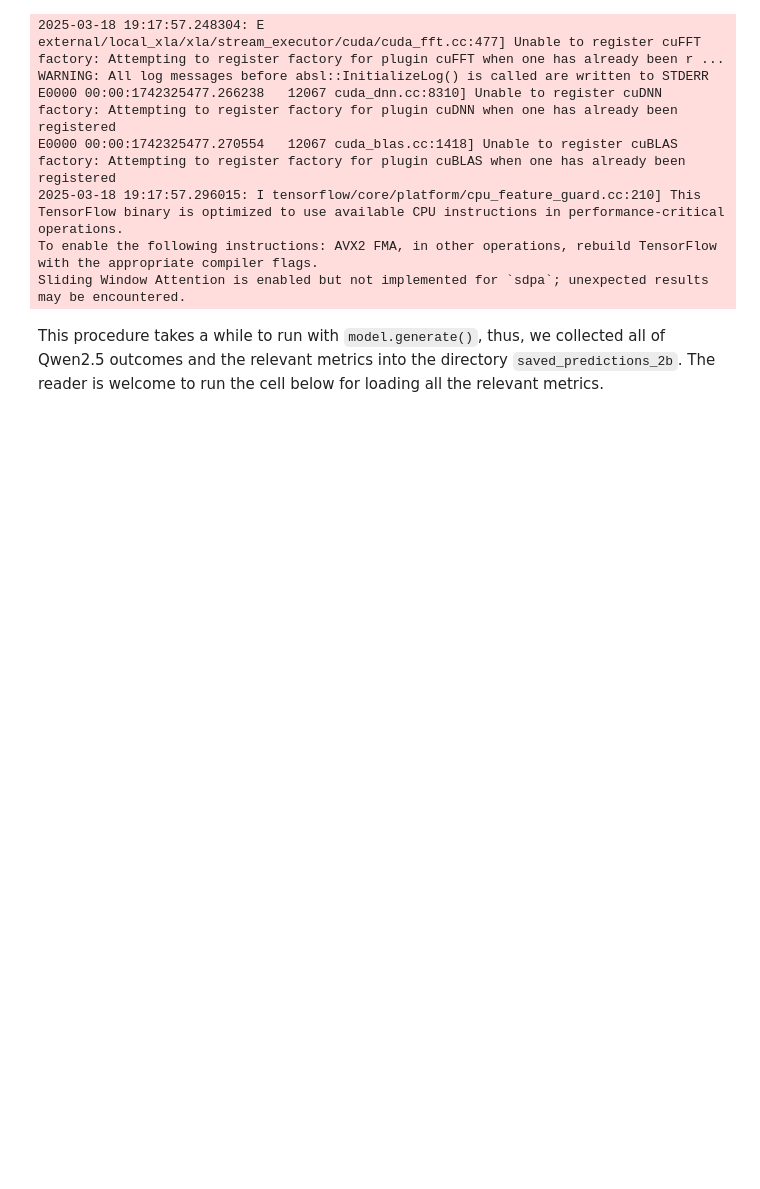
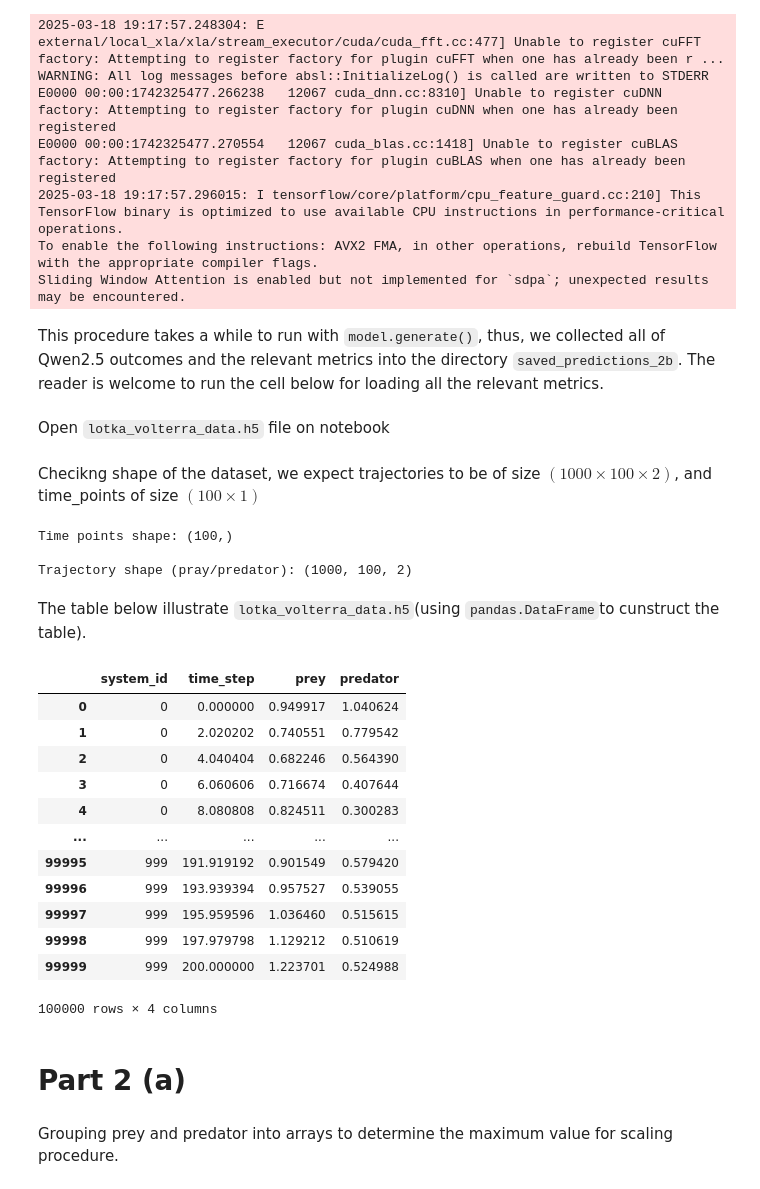
Before and after one commit to MatteoMancini01/M2_Cw, a Jupyter notebook: Baseline_2.ipynb, the cells around one changed output. Drawn from its saved outputs; the diff is of its cells as text; code cells hidden in the pictures; blank space fills up the shorter version.

```diff
--- a/Baseline_2.ipynb
+++ b/Baseline_2.ipynb
@@ -58,3 +60,5 @@ rmse_true_predicted_loaded = pd.read_csv("saved_predictions_2b/rmse_true_predict
 # Load error computed between true and predicted pairs prey and predator, npz file
 loaded_error = np.load("saved_predictions_2b/error_per_system.npz")
 error_per_system_loaded = [loaded_error[key] for key in loaded_error]
+# %% [markdown]
+Open `lotka_volterra_data.h5` file on notebook
@@ -60,0 +70,55 @@ error_per_system_loaded = [loaded_error[key] for key in loaded_error]
+# %% [markdown]
+Checikng shape of the dataset, we expect trajectories to be of size $(1000 \times 100 \times 2)$, and time_points of size $(100 \times 1)$
+# %%
+print('Time points shape:',time_points.shape)
+print('')
+print('Trajectory shape (pray/predator):',trajectories.shape)
+# %% [output]
+Time points shape: (100,)
+
+Trajectory shape (pray/predator): (1000, 100, 2)
+# %% [markdown]
+The table below illustrate `lotka_volterra_data.h5`(using `pandas.DataFrame`to cunstruct the table).
+# %%
+num_systems, num_time_steps, num_variables = trajectories.shape
+
+def repeat_sequence(seq, n):
+    '''
+    Repeats the given sequence `n` times and returns the concatenated list.
+
+    Parameters:
+    seq (list): The sequence to be repeated.
+    n (int): The number of times to repeat the sequence.
+
+    Returns:
+    list: A new list containing the repeated sequence.
+    '''
+    repeated_list = seq*n
+    return repeated_list
+
+# Create a DataFrame
+df_traj = pd.DataFrame({
+    "system_id": np.repeat(np.arange(num_systems), num_time_steps),  # Repeats 0-999, each 100 times
+    "time_step": repeat_sequence(time_points.tolist(), num_systems), # Cycles 0-99 for each system
+    "prey": trajectories[:, :, 0].flatten(),  # Flatten prey values
+    "predator": trajectories[:, :, 1].flatten()  # Flatten predator values
+})
+df_traj # Visualising data in dataframe format
+# %% [output]
+|  | system_id | time_step | prey | predator |
+| 0 | 0 | 0.000000 | 0.949917 | 1.040624 |
+| 1 | 0 | 2.020202 | 0.740551 | 0.779542 |
+| 2 | 0 | 4.040404 | 0.682246 | 0.564390 |
+| 3 | 0 | 6.060606 | 0.716674 | 0.407644 |
+| 4 | 0 | 8.080808 | 0.824511 | 0.300283 |
+| ... | ... | ... | ... | ... |
+| 99995 | 999 | 191.919192 | 0.901549 | 0.579420 |
+| 99996 | 999 | 193.939394 | 0.957527 | 0.539055 |
+| 99997 | 999 | 195.959596 | 1.036460 | 0.515615 |
+| 99998 | 999 | 197.979798 | 1.129212 | 0.510619 |
+| 99999 | 999 | 200.000000 | 1.223701 | 0.524988 |
+100000 rows × 4 columns
+# %% [markdown]
+# Part 2 (a)
+# %% [markdown]
+Grouping prey and predator into arrays to determine the maximum value for scaling procedure.
```
Also changed, not shown: parts of 78 cells of this notebook.
